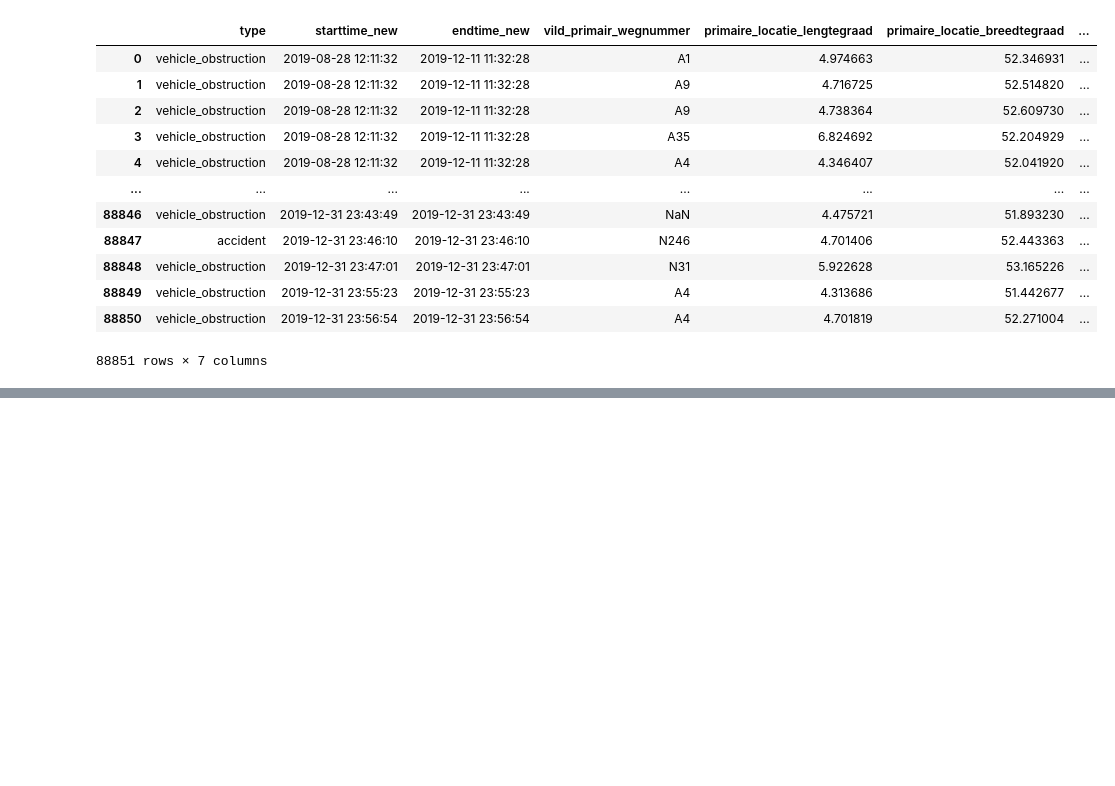
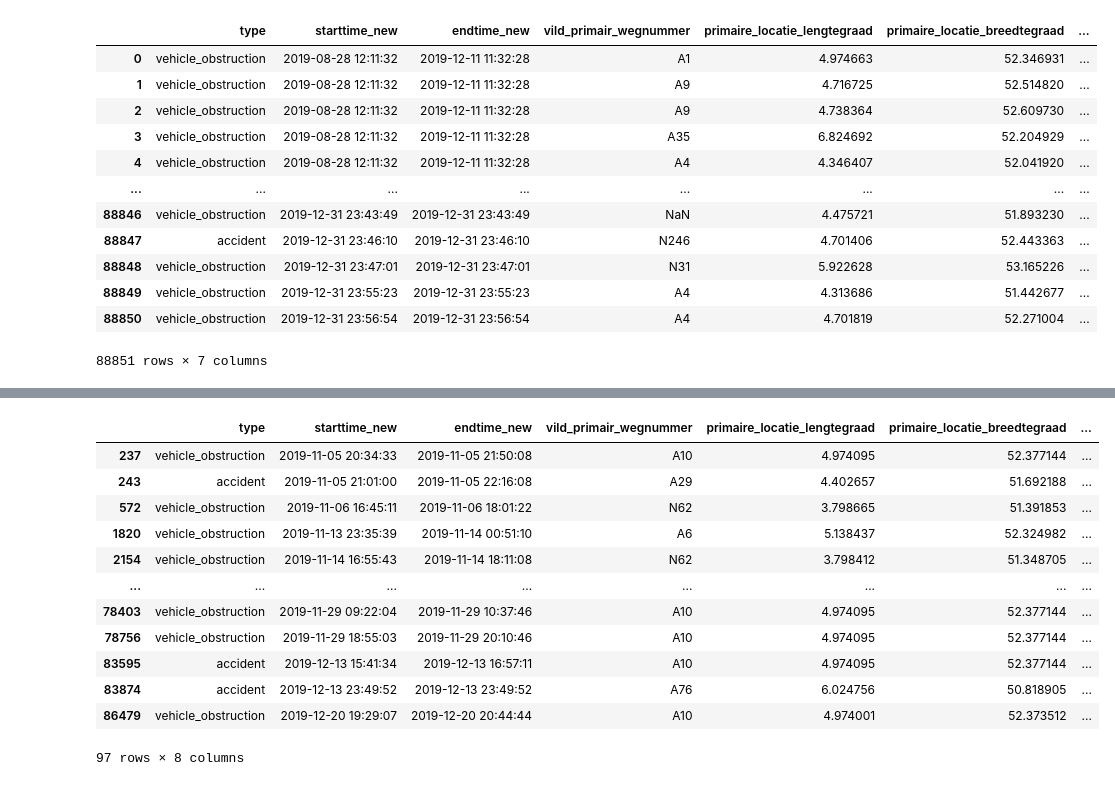
Before and after one commit to hmiyo29/RoadInspectorOptimisation, a Jupyter notebook: Visualise - bubble map.ipynb, the cells around one changed output, grey strips where cells are left out. Cells and saved outputs as stored; diff of their text form; code cells hidden in the pictures; blank space fills up the shorter version.

```diff
--- a/Visualise - bubble map.ipynb
+++ b/Visualise - bubble map.ipynb
@@ -67,0 +134,17 @@ print(json.dumps(poly_))
+# %%
+# "Unknown" incidents mostly accuredat a bridge or a tunnel (not in the COROP shape file)
+df[df["zone"] == "Unknown"]
+# %% [output]
+|  | type | starttime_new | endtime_new | vild_primair_wegnummer | primaire_locatie_lengtegraad | primaire_locatie_breedtegraad | ... |
+| 237 | vehicle_obstruction | 2019-11-05 20:34:33 | 2019-11-05 21:50:08 | A10 | 4.974095 | 52.377144 | ... |
+| 243 | accident | 2019-11-05 21:01:00 | 2019-11-05 22:16:08 | A29 | 4.402657 | 51.692188 | ... |
+| 572 | vehicle_obstruction | 2019-11-06 16:45:11 | 2019-11-06 18:01:22 | N62 | 3.798665 | 51.391853 | ... |
+| 1820 | vehicle_obstruction | 2019-11-13 23:35:39 | 2019-11-14 00:51:10 | A6 | 5.138437 | 52.324982 | ... |
+| 2154 | vehicle_obstruction | 2019-11-14 16:55:43 | 2019-11-14 18:11:08 | N62 | 3.798412 | 51.348705 | ... |
+| ... | ... | ... | ... | ... | ... | ... | ... |
+| 78403 | vehicle_obstruction | 2019-11-29 09:22:04 | 2019-11-29 10:37:46 | A10 | 4.974095 | 52.377144 | ... |
+| 78756 | vehicle_obstruction | 2019-11-29 18:55:03 | 2019-11-29 20:10:46 | A10 | 4.974095 | 52.377144 | ... |
+| 83595 | accident | 2019-12-13 15:41:34 | 2019-12-13 16:57:11 | A10 | 4.974095 | 52.377144 | ... |
+| 83874 | accident | 2019-12-13 23:49:52 | 2019-12-13 23:49:52 | A76 | 6.024756 | 50.818905 | ... |
+| 86479 | vehicle_obstruction | 2019-12-20 19:29:07 | 2019-12-20 20:44:44 | A10 | 4.974001 | 52.373512 | ... |
+97 rows × 8 columns
```
Also changed, not shown: parts of 8 cells of this notebook.
